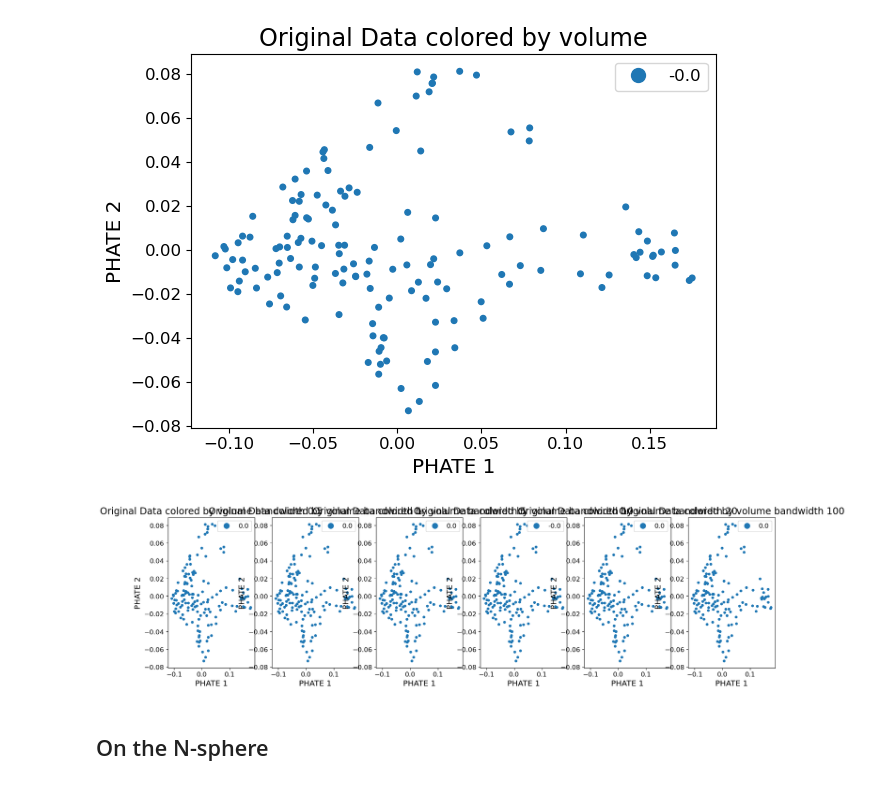
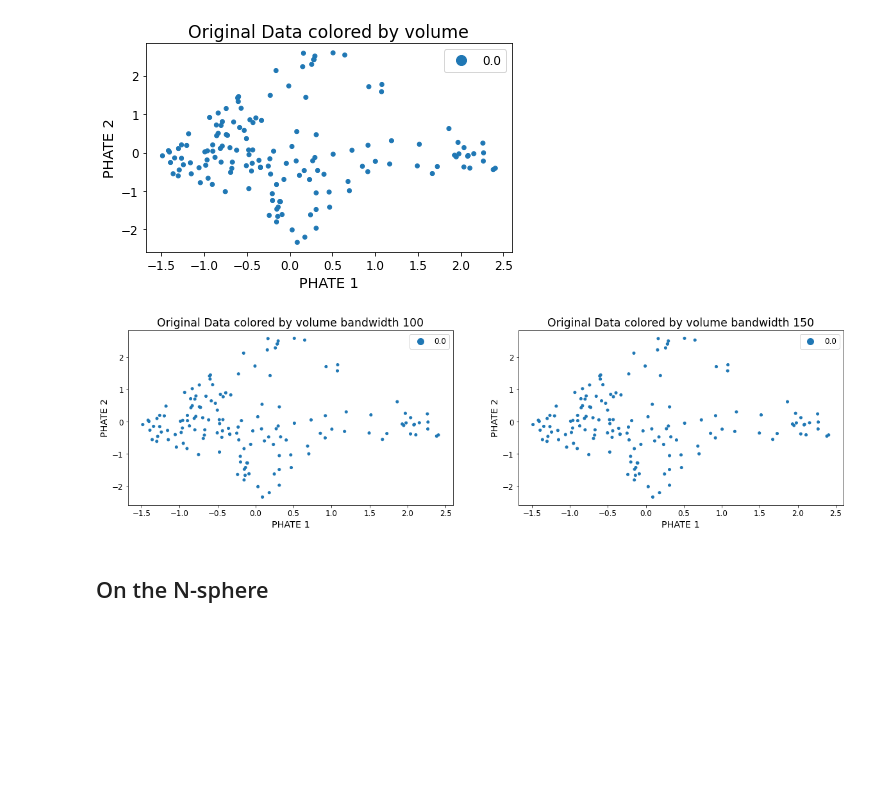
Before and after one commit to guillaumehu/phate_fim, a Jupyter notebook: notebooks/gh-test-FIMclass.ipynb, the cells around one changed output. Drawn from its saved outputs; the diff is of its cells as text; code cells hidden in the pictures; blank space fills up the shorter version.

```diff
--- a/notebooks/gh-test-FIMclass.ipynb
+++ b/notebooks/gh-test-FIMclass.ipynb
@@ -11,7 +11,7 @@ from src.fim_noemb import FIM_noemb
 from src.data.make_dataset import make_n_sphere, make_tree
 # %%
 dim = 10
-tree_phate, X = make_tree(dim=dim)
+X, tree_phate = make_tree(dim=dim)
 # %%
 fim_operator = FIM_noemb(kernel="gaussian", bandwidth=10, t=2)
 V = fim_operator.get_volume(X)
@@ -26,23 +26,23 @@ cax = scprep.plot.scatter2d(
     ylabel="PHATE 2",
 )
 # %% [output]
-[figure, old version]
+[figure, new version]
 # %%
-band_list = [0.5, 1, 5, 10]
+band_list = [100,150]
 fig, axes = plt.subplots(1, len(band_list), figsize=(20, 5))
 for idx, ax in enumerate(axes):
     fim_operator = FIM_noemb(kernel="gaussian", bandwidth=band_list[idx], t=1)
     V = fim_operator.get_volume(X)
     scprep.plot.scatter2d(
         tree_phate,
         c=V,
         title="Original Data colored by volume bandwidth " + str(band_list[idx]),
         xlabel="PHATE 1",
         ylabel="PHATE 2",
         ax=ax,
     )
 # %% [output]
-[figure, old version]
+[figure, new version]
 # %% [markdown]
 ## On the N-sphere
 # %%
```
Also changed, not shown: parts of 2 cells of this notebook.
